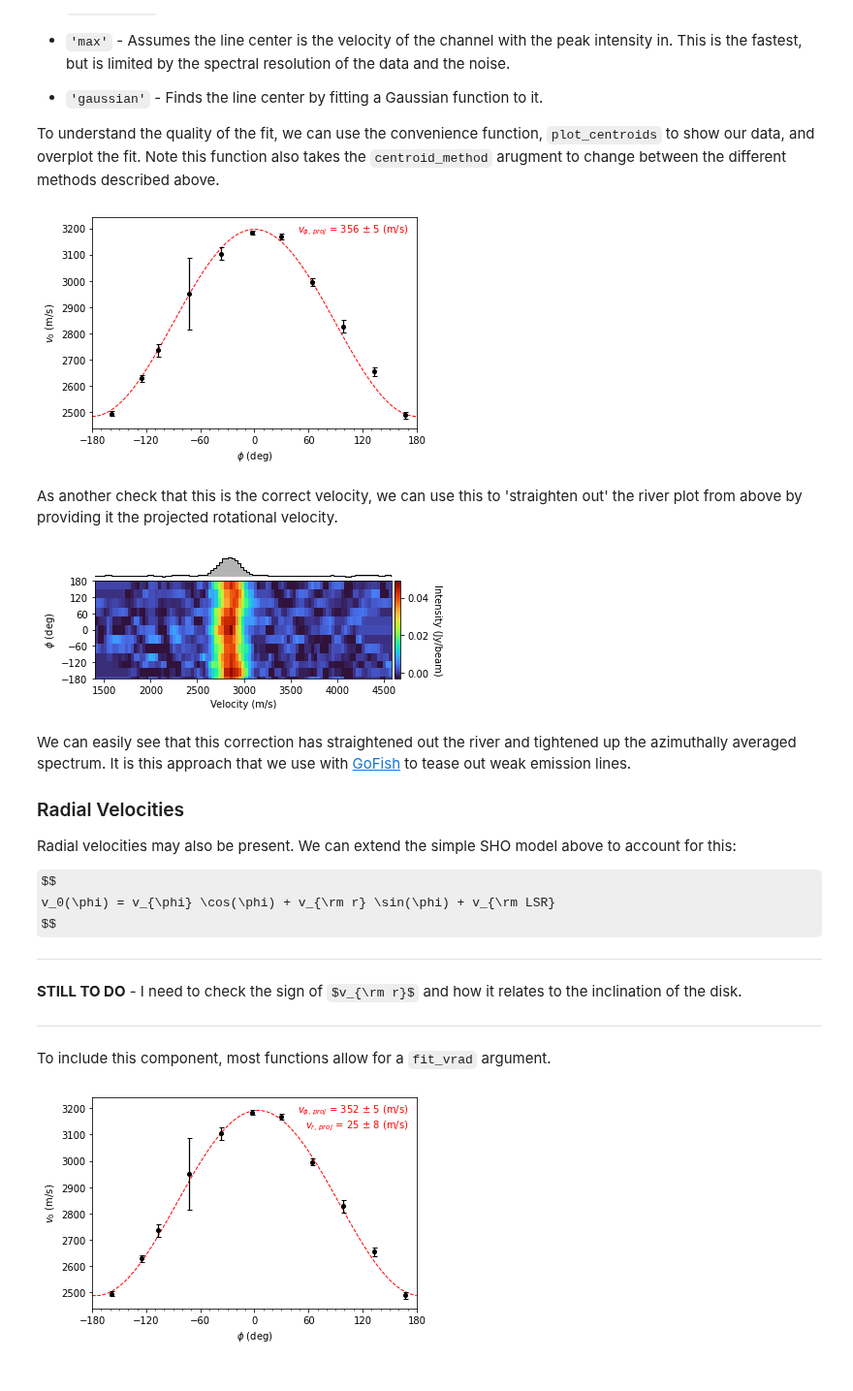
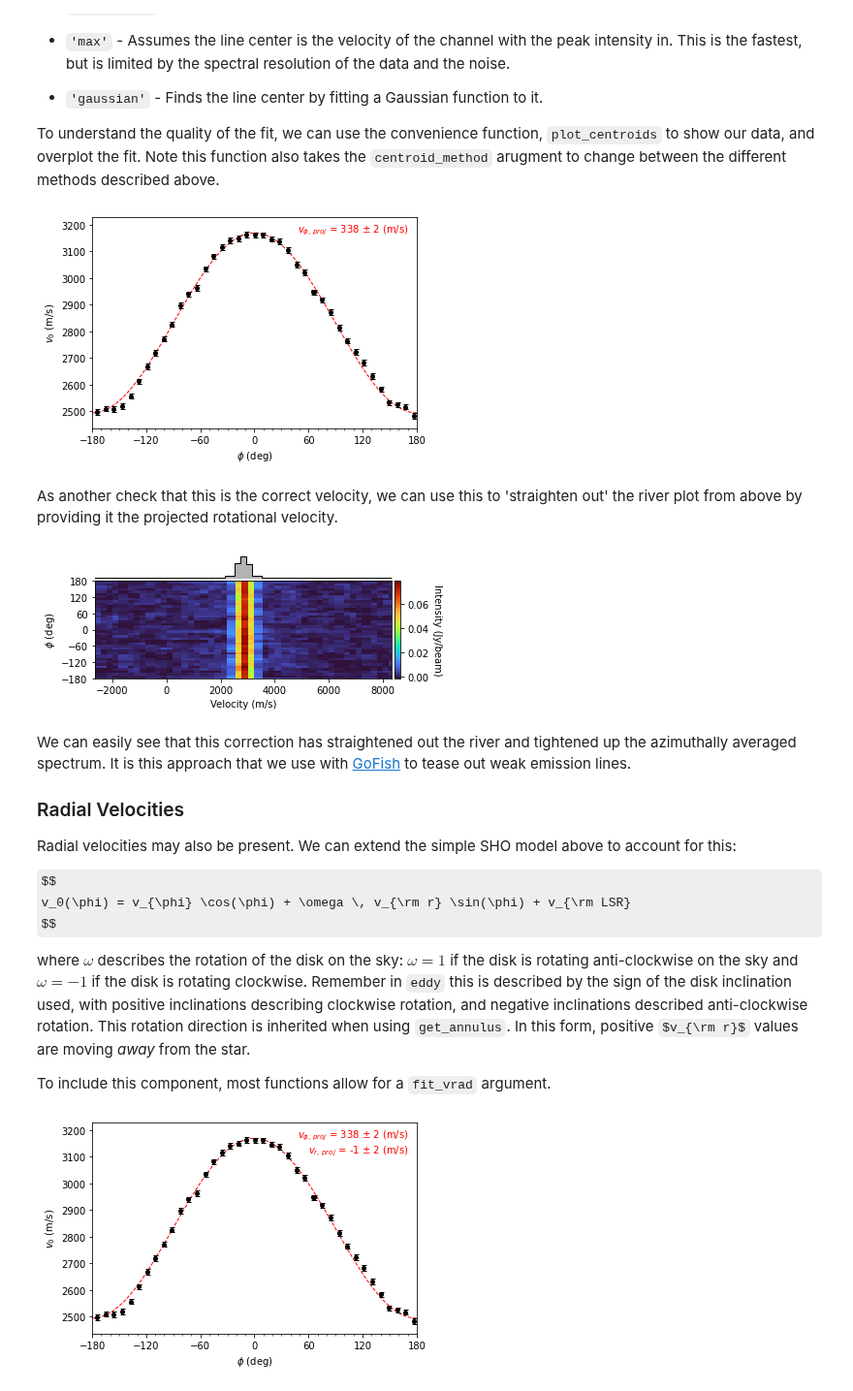
Before and after one commit to richteague/eddy, a Jupyter notebook: docs/tutorials/tutorial_3.ipynb, the cells around one changed output. Shown at 97% size. Saved outputs shown, nothing was run; the diff lists cells and outputs as text; code cells hidden in the pictures; some formulas as TeX source.

```diff
--- a/docs/tutorials/tutorial_3.ipynb
+++ b/docs/tutorials/tutorial_3.ipynb
@@ -13,7 +13,7 @@ import numpy as np
 # %% [markdown]
 Let's load up the data. Again, we can use the same field of view argument, `FOV`, to cut down the field of view.
 # %%
-cube = linecube('../../cubes/TWHya_CS_cube.fits', FOV=10.0)
+cube = linecube('../../cubes/TWHya_CO_cube.fits', FOV=10.0)
 # %% [markdown]
 ### Inspecting the Data
 
@@ -85,13 +85,13 @@ To understand the quality of the fit, we can use the convenience function, `plot
 # %%
 annulus.plot_centroids(plot_fit=True)
 # %% [output]
-[figure, old version]
+[figure, new version]
 # %% [markdown]
 As another check that this is the correct velocity, we can use this to 'straighten out' the river plot from above by providing it the projected rotational velocity.
 # %%
 annulus.plot_river(vrot=annulus.fit_SHO()[0][0])
 # %% [output]
-[figure, old version]
+[figure, new version]
 # %% [markdown]
 We can easily see that this correction has straightened out the river and tightened up the azimuthally averaged spectrum. It is this approach that we use with [GoFish](https://github.com/richteague/gofish) to tease out weak emission lines.
 
@@ -100,17 +100,13 @@ We can easily see that this correction has straightened out the river and tighte
 Radial velocities may also be present. We can extend the simple SHO model above to account for this:
 
 $$
-v_0(\phi) = v_{\phi} \cos(\phi) + v_{\rm r} \sin(\phi) + v_{\rm LSR}
+v_0(\phi) = v_{\phi} \cos(\phi) + \omega \, v_{\rm r} \sin(\phi) + v_{\rm LSR}
 $$
 
----
-
-**STILL TO DO** - I need to check the sign of $v_{\rm r}$ and how it relates to the inclination of the disk.
-
----
+where $\omega$ describes the rotation of the disk on the sky: $\omega = 1$ if the disk is rotating anti-clockwise on the sky and $\omega = -1$ if the disk is rotating clockwise. Remember in `eddy` this is described by the sign of the disk inclination used, with positive inclinations describing clockwise rotation, and negative inclinations described anti-clockwise rotation. This rotation direction is inherited when using `get_annulus`. In this form, positive $v_{\rm r}$ values are moving _away_ from the star.
 
 To include this component, most functions allow for a `fit_vrad` argument.
 # %%
-annulus.plot_centroids(plot_fit=True, fit_vrad=True)
+annulus.plot_centroids(plot_fit=True, fit_vrad=True, centroid_method='quadratic')
 # %% [output]
-[figure, old version]
+[figure, new version]
```
Also changed, not shown: parts of 13 cells of this notebook, 3 other files.
